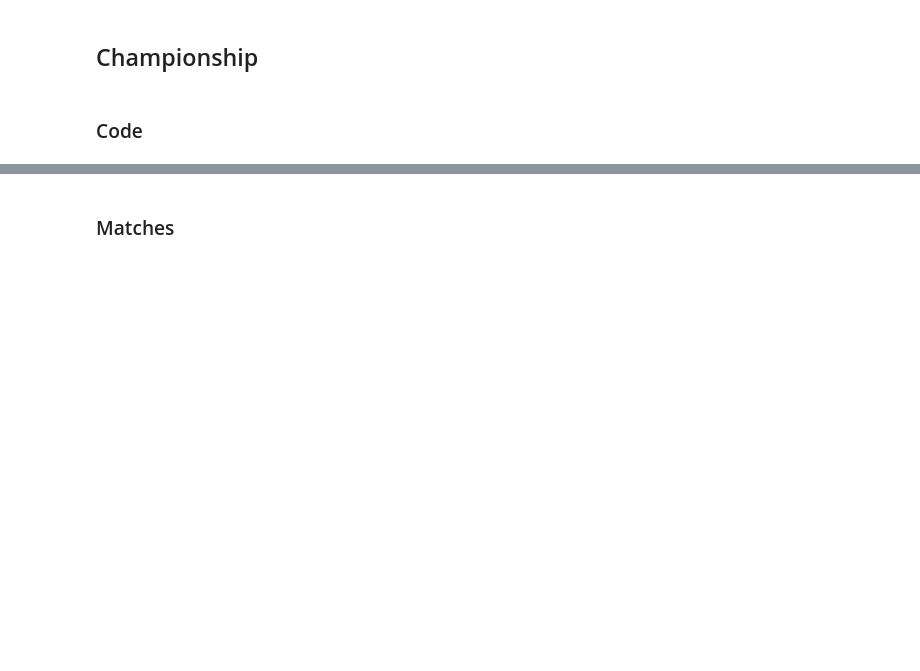
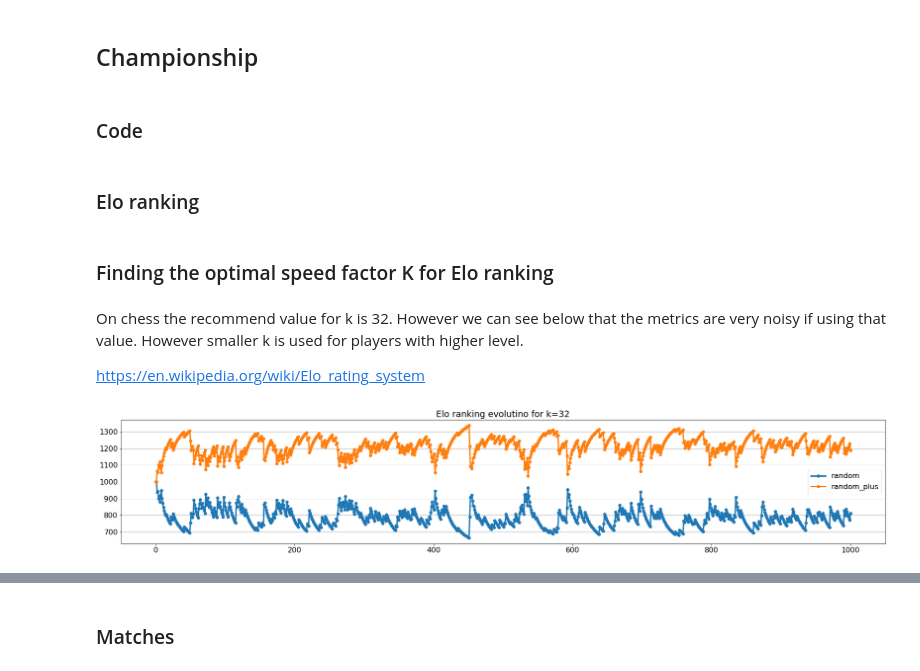
Before and after one commit to ironbar/hungry_geese, a Jupyter notebook: notebooks/002_hard_coded_agents_championship.ipynb, the cells around one changed output, grey strips where cells are left out. Drawn from its saved outputs; the diff is of its cells as text; code cells hidden in the pictures; blank space fills up the shorter version.

Commit message:
Computed first ranking with hard coded agents

```diff
--- a/notebooks/002_hard_coded_agents_championship.ipynb
+++ b/notebooks/002_hard_coded_agents_championship.ipynb
@@ -59,0 +145,2 @@ def get_rank(evaluate_ret):
+# %% [markdown]
+### Elo ranking
@@ -59,0 +215,21 @@ def get_rank(evaluate_ret):
+# %% [markdown]
+### Finding the optimal speed factor K for Elo ranking
+# %%
+sampled_keys = ['random', 'random', 'random_plus', 'random_plus']
+
+rets = evaluate("hungry_geese", agents=[agents[key] for key in sampled_keys], num_episodes=1000)
+# %% [markdown]
+On chess the recommend value for k is 32. However we can see below that the metrics are very noisy if using that value.
+However smaller k is used for players with higher level.
+
+https://en.wikipedia.org/wiki/Elo_rating_system
+# %%
+k = 32
+elo_ranking = EloRanking(np.unique(sampled_keys), k=k)
+
+for ret in rets:
+    elo_ranking.add_match(sampled_keys, ret)
+elo_ranking.plot()
+plt.title('Elo ranking evolutino for k=%i' % k);
+# %% [output]
+[figure, added]
```
Also changed, not shown: parts of 30 cells of this notebook.
